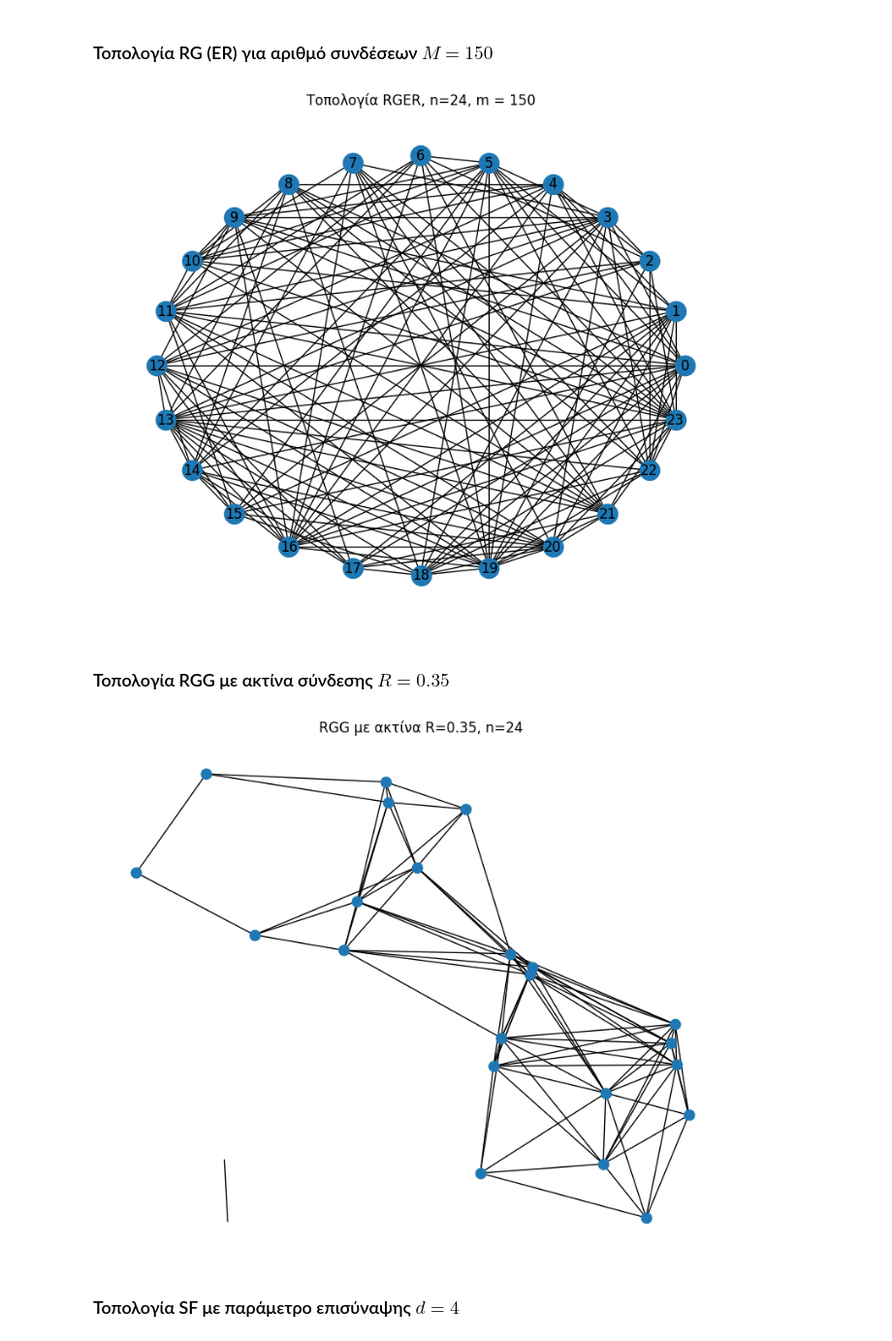
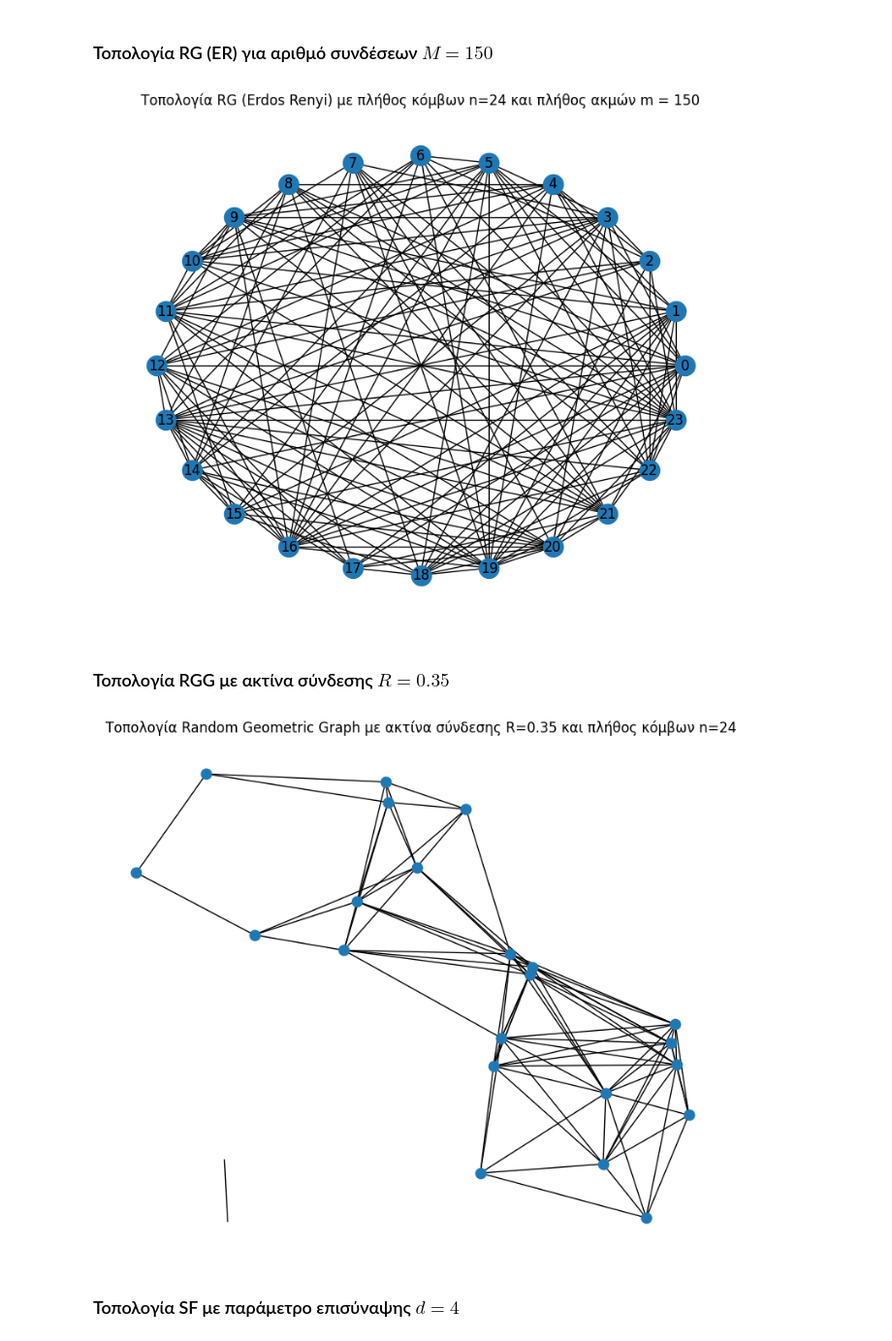
Before and after one commit to ChrisNick92/SocialNetworkAnalysis, a Jupyter notebook: project1/christosnikou_03400146.ipynb, the cells around one changed output. Shown at 97% size. Cells and saved outputs as stored; diff of their text form; code cells hidden in the pictures.

```diff
--- a/project1/christosnikou_03400146.ipynb
+++ b/project1/christosnikou_03400146.ipynb
@@ -121,69 +119,67 @@ plt.show()
 # %% [markdown]
 ### Τοπολογία RG (ER) για αριθμό συνδέσεων $M = 150$
 # %%
-random.seed(seedno)
 x = 6
 n=4*x
 M = 150
 
 # για την κατασκευή του RGER χρησιμοποιήστε την gnm_random_graph από το networkx
-RGER = nx.gnm_random_graph(n = n, m = M, seed = seedno)
+RGER = nx.gnm_random_graph(n = n, m = M, seed = seedno) # Set seed here
 RGER.graph["name"] = "RGER"
 
 fig, ax = plt.subplots(figsize = (10,8))
 nx.draw_circular(RGER, ax = ax, with_labels = True)
-ax.set_title(f"Τοπολογία RGER, n={n}, m = {M}")
+ax.set_title(f"Τοπολογία RG (Erdos Renyi) με πλήθος κόμβων n={n} και πλήθος ακμών m = {M}")
 plt.show()
 
 # οπτικοποίηση: χρησιμοποιήστε την draw_circular από το networkx
 # %% [output]
-[figure, old version]
+[figure, new version]
 # %% [markdown]
 ### Τοπολογία RGG  με ακτίνα σύνδεσης $R=0.35$
 # %%
-random.seed(seedno)
 x = 6
-n=4*x
-R=0.35
+n = 4*x
+R = 0.35
 
 # για την κατασκευή του RGG χρησιμοποιήστε την random_geometric_graph από το networkx
 RGG = nx.random_geometric_graph(n = n, radius = R,
-                                seed = seedno)
+                                seed = seedno) # Set seed here
 RGG.graph["name"] = "RGG"
 
 #οπτικοποίηση: https://networkx.org/documentation/stable/auto_examples/drawing/plot_random_geometric_graph.html
 
 # position is stored as node attribute data for random_geometric_graph
 pos = nx.get_node_attributes(RGG, "pos")
 
 # find node near center (0.5,0.5)
 dmin = 1
 ncenter = 0
 for n in pos:
-    x, y = pos[n]
-    d = (x - 0.5) ** 2 + (y - 0.5) ** 2
+    z, y = pos[n]
+    d = (z - 0.5) ** 2 + (y - 0.5) ** 2
     if d < dmin:
         ncenter = n
         dmin = d
 
 # color by path length from node near center
 p = dict(nx.single_source_shortest_path_length(RGG, ncenter))
 
 plt.figure(figsize=(10, 8))
 nx.draw_networkx_edges(RGG, pos)
 nx.draw_networkx_nodes(
     RGG,
     pos,
     nodelist=list(p.keys()),
     node_size=80,
 )
 plt.xlim(-0.05, 1.05)
 plt.ylim(-0.05, 1.05)
 plt.axis("off")
-plt.title(f"RGG με ακτίνα R={0.35}, n={24}")
+plt.title(f"Τοπολογία Random Geometric Graph με ακτίνα σύνδεσης R={0.35} και πλήθος κόμβων n={24}")
 plt.show()
 # %% [output]
-[figure, old version]
+[figure, new version]
 # %% [markdown]
 ### Τοπολογία SF με παράμετρο επισύναψης $d=4$
 # %%
```
Also changed, not shown: parts of 29 cells of this notebook.
